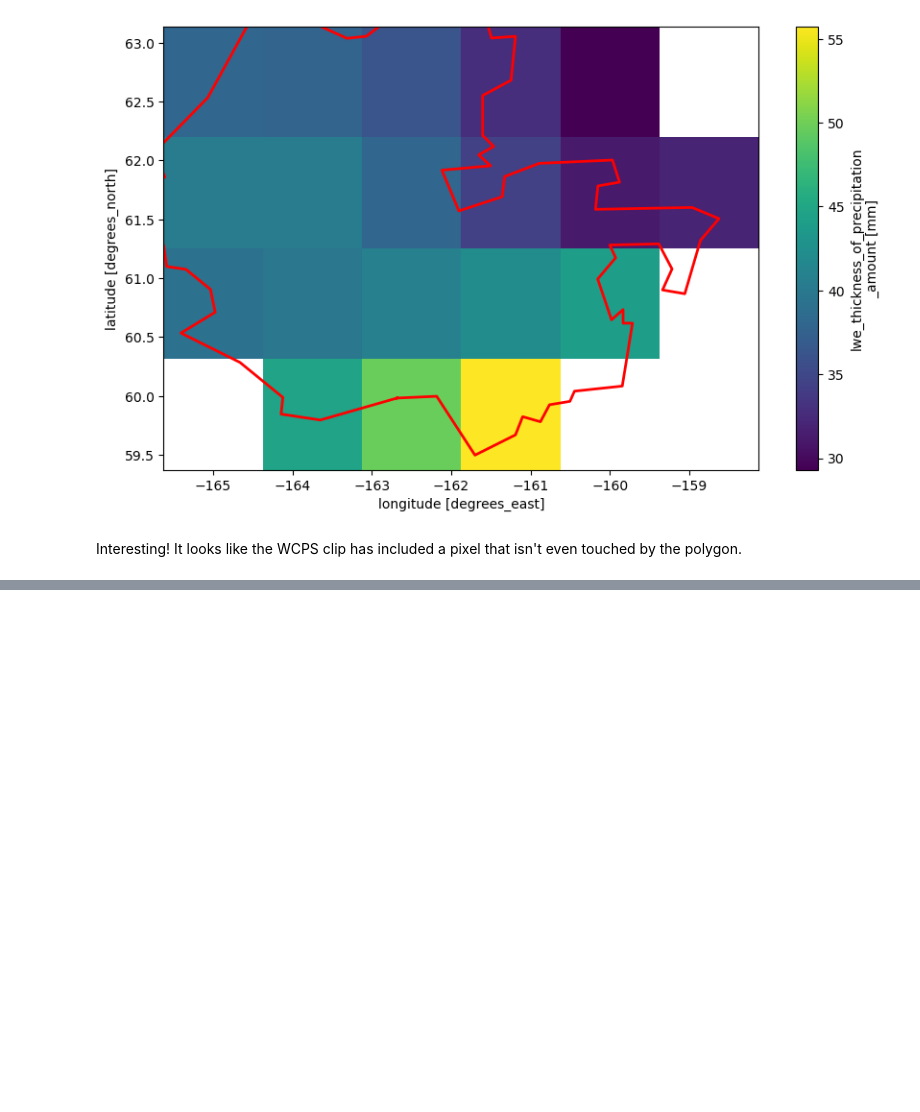
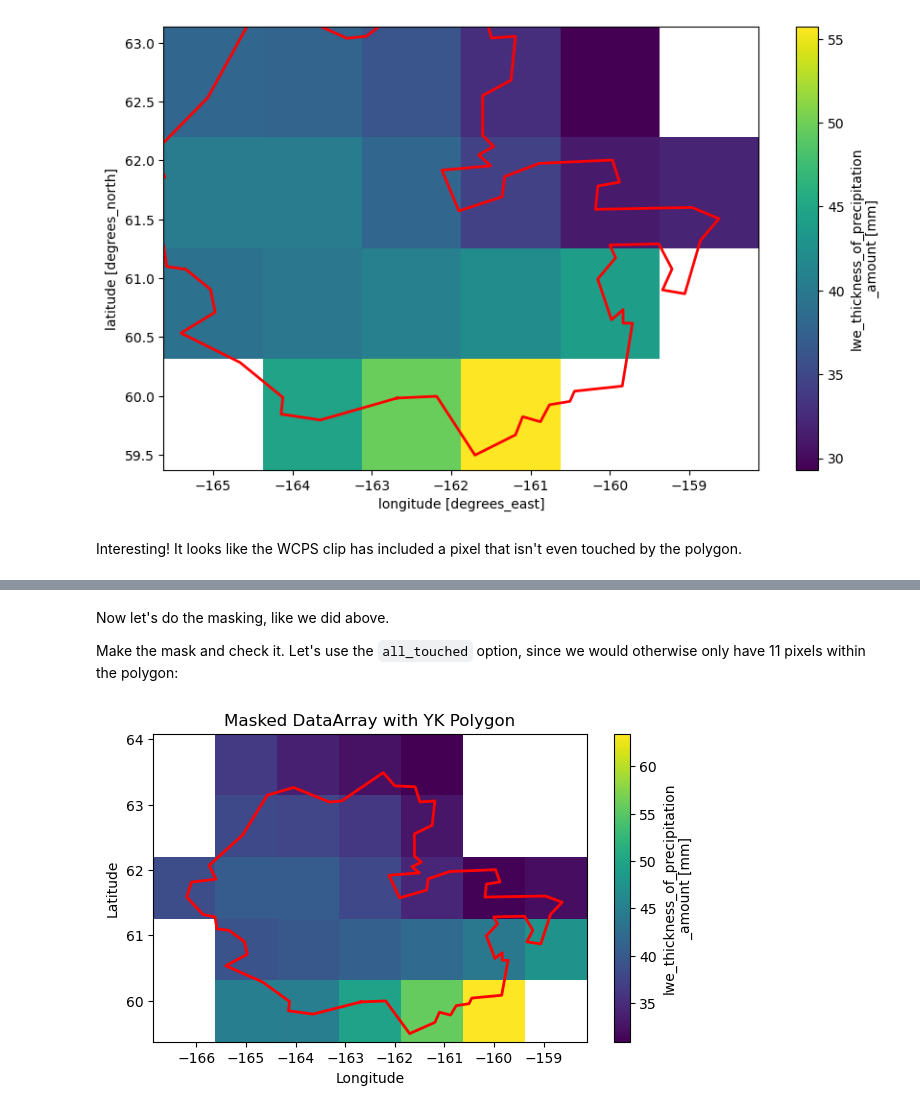
Before and after one commit to ua-snap/ardac-toolbox, a Jupyter notebook: notebooks/cmip6_polygon_summary.ipynb, the cells around one changed output, grey strips where cells are left out. Drawn from its saved outputs; the diff is of its cells as text; code cells hidden in the pictures; blank space fills up the shorter version.

Commit message:
switch spatial ag op to python and finalize

```diff
--- a/notebooks/cmip6_polygon_summary.ipynb
+++ b/notebooks/cmip6_polygon_summary.ipynb
@@ -571,0 +573,3 @@ response_json = json.loads(json.dumps(xmltodict.parse(decoded_response)))
+# %%
+r = requests.get(base_wcs_url.format(cov_id="cmip6_monthly_precipitation", **bounds_di))
+pr_ds = xr.open_dataset(io.BytesIO(r.content))
@@ -571,0 +595,3 @@ response_json = json.loads(json.dumps(xmltodict.parse(decoded_response)))
+# %%
+pr_ds = xr.open_dataset(io.BytesIO(r.content), decode_times=False)
+pr_ds.ansi
@@ -571,0 +624,7 @@ response_json = json.loads(json.dumps(xmltodict.parse(decoded_response)))
+# %%
+pr_ds = pr_ds.rename(ansi="time").assign_coords(time=ts)
+
+pr_ds = pr_ds.assign_coords(
+    model=[model_lu[m] for m in pr_ds.model.values],
+    scenario=[scenario_lu[s] for s in pr_ds.scenario.values],
+)
@@ -571,0 +648,36 @@ response_json = json.loads(json.dumps(xmltodict.parse(decoded_response)))
+# %% [markdown]
+Now let's do the masking, like we did above.
+
+Make the mask and check it.
+Let's use the `all_touched` option, since we would otherwise only have 11 pixels within the polygon:
+# %%
+pr_ds = pr_ds.rio.set_spatial_dims(x_dim="lon", y_dim="lat")
+# transpose spatially for ergs
+pr_ds = pr_ds.transpose("model", "scenario", "time", "lat", "lon")
+mask = rasterio.features.geometry_mask(
+    [yk_poly_4326],
+    out_shape=pr_ds.pr.isel(time=0, model=0, scenario=0).shape,
+    transform=pr_ds.rio.transform(),
+    invert=True,
+    all_touched=True,
+)
+# make dataarray to maks entire pr da
+mask_da = xr.DataArray(
+    mask, coords={"lat": pr_ds.lat, "lon": pr_ds.lon}, dims=["lat", "lon"]
+)
+
+fig, ax = plt.subplots(figsize=(7, 4))
+pr_ds.pr.where(mask).isel(time=0, model=0, scenario=0).plot(
+    ax=ax, label="Masked DataArray"
+)
+
+x, y = yk_poly_4326.exterior.xy
+ax.plot(x, y, color="red", linewidth=2, label="Polygon")
+
+
+ax.set_xlabel("Longitude")
+ax.set_ylabel("Latitude")
+ax.set_title("Masked DataArray with YK Polygon")
+plt.show()
+# %% [output]
+[figure, added]
```
Also changed, not shown: parts of 23 cells of this notebook.
